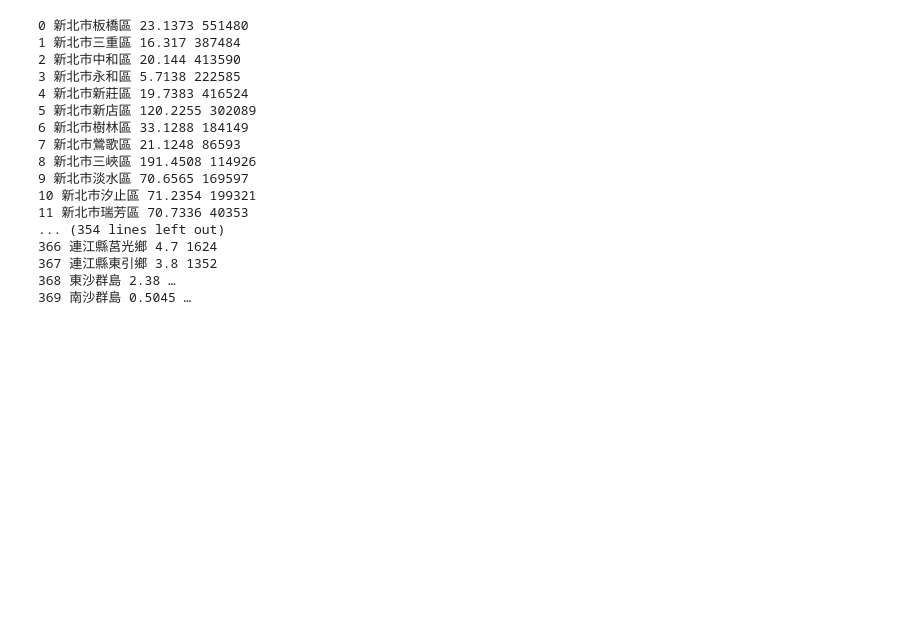
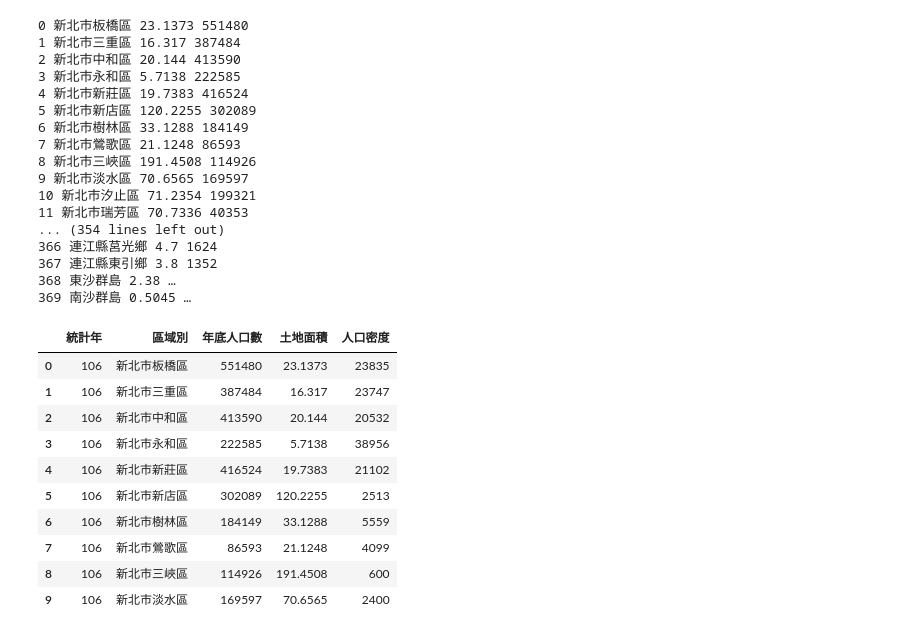
Before and after one commit to yitingko/__112_python_chihlee__, a Jupyter notebook: lesson11_3.ipynb, the cells around one changed output. Saved outputs shown, nothing was run; the diff lists cells and outputs as text; code cells hidden in the pictures; blank space fills up the shorter version.

```diff
--- a/lesson11_3.ipynb
+++ b/lesson11_3.ipynb
@@ -111,3 +111,17 @@ for index,series in dataFrame[['區域別','土地面積','年底人口數']].it
 367 連江縣東引鄉 3.8 1352
 368 東沙群島 2.38 …
 369 南沙群島 0.5045 …
+# %%
+dataFrame.head(10)
+# %% [output]
+|  | 統計年 | 區域別 | 年底人口數 | 土地面積 | 人口密度 |
+| 0 | 106 | 新北市板橋區 | 551480 | 23.1373 | 23835 |
+| 1 | 106 | 新北市三重區 | 387484 | 16.317 | 23747 |
+| 2 | 106 | 新北市中和區 | 413590 | 20.144 | 20532 |
+| 3 | 106 | 新北市永和區 | 222585 | 5.7138 | 38956 |
+| 4 | 106 | 新北市新莊區 | 416524 | 19.7383 | 21102 |
+| 5 | 106 | 新北市新店區 | 302089 | 120.2255 | 2513 |
+| 6 | 106 | 新北市樹林區 | 184149 | 33.1288 | 5559 |
+| 7 | 106 | 新北市鶯歌區 | 86593 | 21.1248 | 4099 |
+| 8 | 106 | 新北市三峽區 | 114926 | 191.4508 | 600 |
+| 9 | 106 | 新北市淡水區 | 169597 | 70.6565 | 2400 |
```
Also changed, not shown: parts of 1 cell of this notebook.
